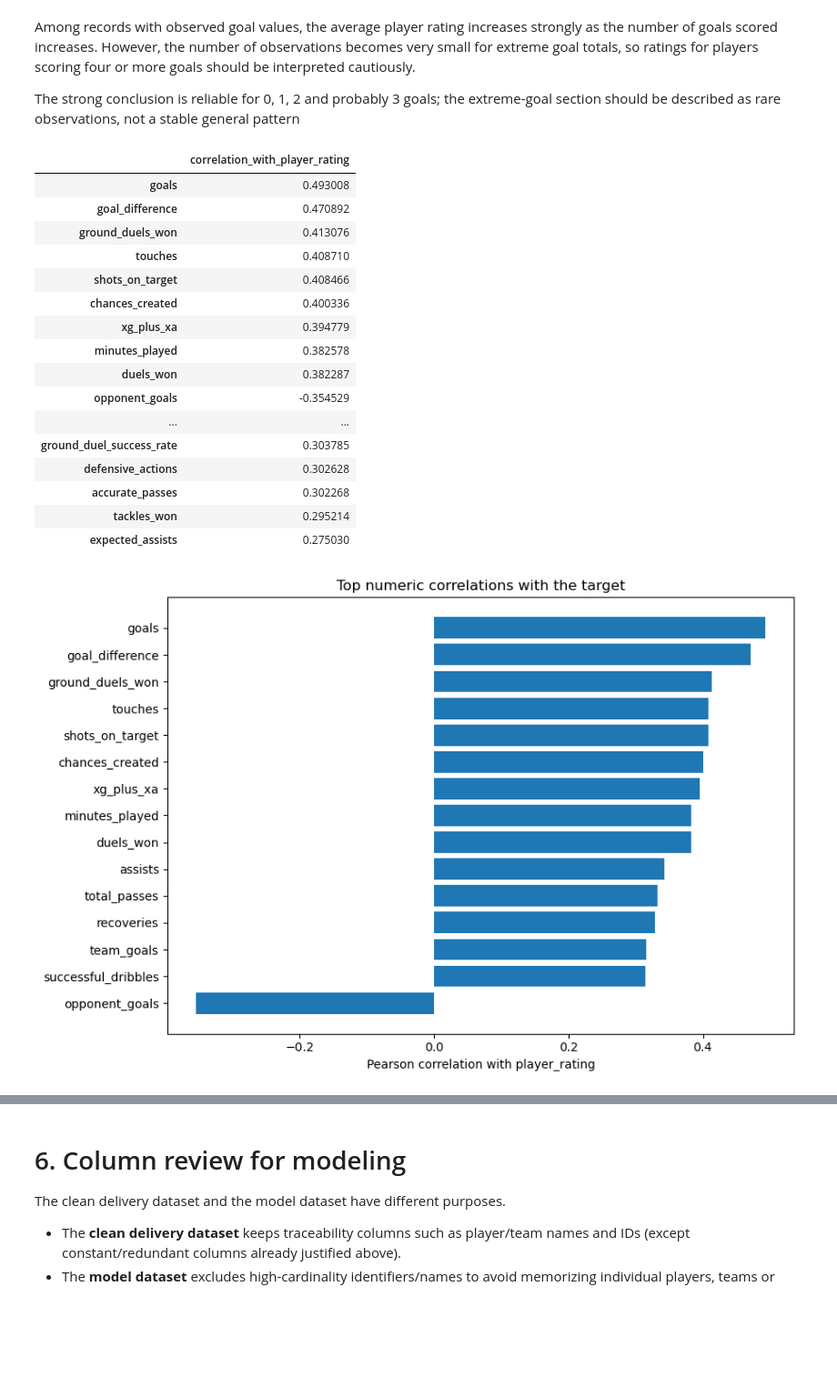
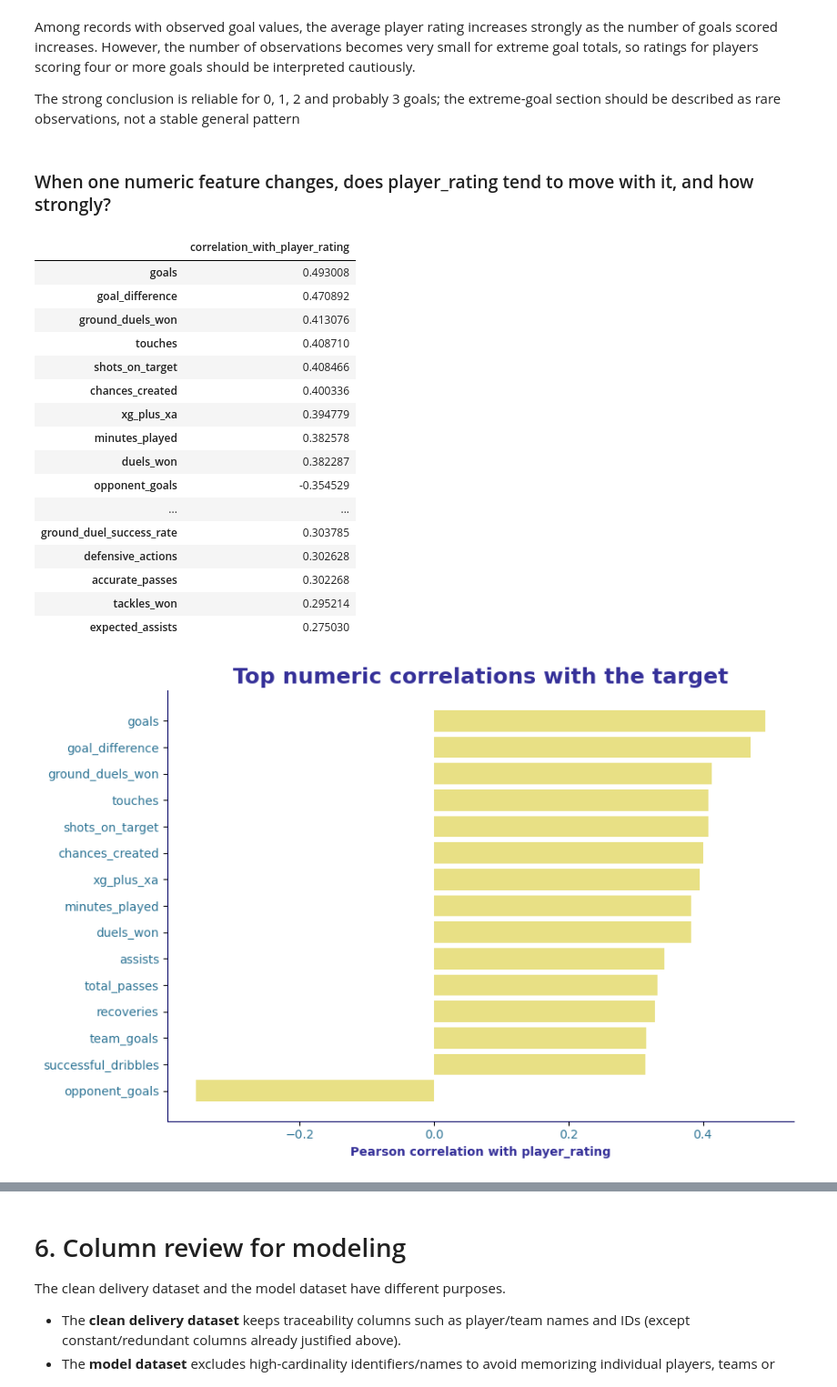
Before and after one commit to saba-ghorashi/football-player-rating-analysis, a Jupyter notebook: football_player_rating_analysis.ipynb, the cells around one changed output, grey strips where cells are left out. Shown at 91% size. Drawn from its saved outputs; the diff is of its cells as text; code cells hidden in the pictures; blank space fills up the shorter version.

```diff
--- a/football_player_rating_analysis.ipynb
+++ b/football_player_rating_analysis.ipynb
@@ -1017,40 +1019,47 @@ very small for extreme goal totals, so ratings for players scoring four or more
 should be interpreted cautiously.
 
 The strong conclusion is reliable for 0, 1, 2 and probably 3 goals; the extreme-goal section should be described as rare observations, not a stable general pattern
+# %% [markdown]
+### When one numeric feature changes, does player_rating tend to move with it, and how strongly?
 # %%
-# Numeric correlations are descriptive, not causal.
+
 numeric_corr = (
     df_clean.select_dtypes(include=np.number)
     .corr(numeric_only=True)[TARGET]
     .drop(TARGET)
     .dropna()
     .sort_values(key=lambda s: s.abs(), ascending=False)
 )
 display(numeric_corr.head(20).to_frame("correlation_with_player_rating"))
 
 top_corr = numeric_corr.head(15).sort_values()
 plt.figure(figsize=(9, 6))
-plt.barh(top_corr.index, top_corr.values)
-plt.xlabel("Pearson correlation with player_rating")
-plt.title("Top numeric correlations with the target")
+plt.barh(top_corr.index, top_corr.values,color="#E8E085")
+plt.xlabel("Pearson correlation with player_rating",color="#363199",weight="bold")
+plt.title("Top numeric correlations with the target",color="#363199",weight="bold",fontsize=18)
+plt.xticks(color="#2D7495")
+plt.yticks(color="#2D7495")
+ax=plt.gca()
+ax.spines[["top","right"]].set_visible(False)
+ax.spines[["bottom","left"]].set_color("#030164")
 plt.tight_layout()
 plt.show()
 # %% [output]
 |  | correlation_with_player_rating |
 | goals | 0.493008 |
 | goal_difference | 0.470892 |
 | ground_duels_won | 0.413076 |
 | touches | 0.408710 |
 | shots_on_target | 0.408466 |
 | chances_created | 0.400336 |
 | xg_plus_xa | 0.394779 |
 | minutes_played | 0.382578 |
 | duels_won | 0.382287 |
 | opponent_goals | -0.354529 |
 | ... | ... |
 | ground_duel_success_rate | 0.303785 |
 | defensive_actions | 0.302628 |
 | accurate_passes | 0.302268 |
 | tackles_won | 0.295214 |
 | expected_assists | 0.275030 |
-[figure, old version]
+[figure, new version]
```
Also changed, not shown: parts of 17 cells of this notebook.
